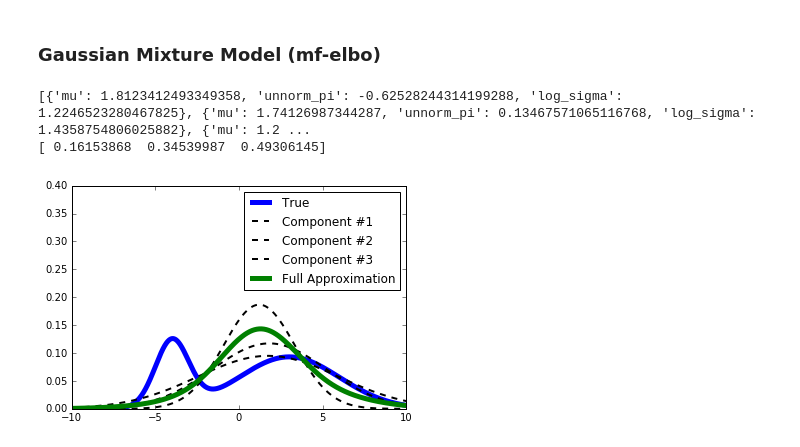
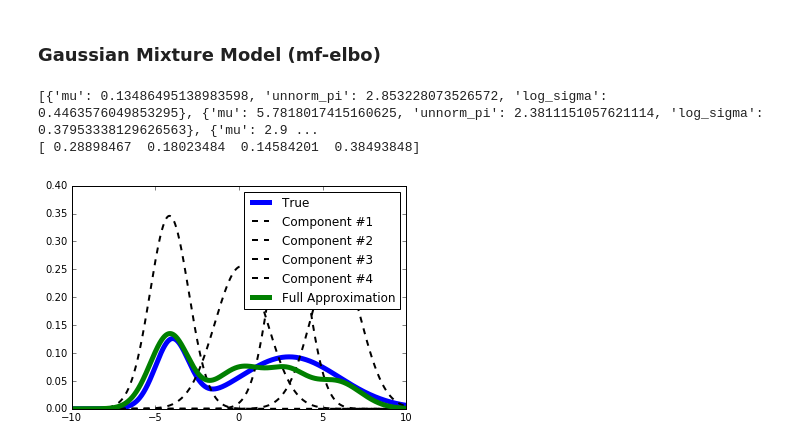
Before and after one commit to enalisnick/blog_sandbox, a Jupyter notebook: svgd/Latent_SVGD.ipynb, the cells around one changed output. Drawn from its saved outputs; the diff is of its cells as text; code cells hidden in the pictures.

```diff
--- a/svgd/Latent_SVGD.ipynb
+++ b/svgd/Latent_SVGD.ipynb
@@ -304,7 +304,7 @@ params = {
 q0 = np.random.normal
 
 ### generate samples
-n = 3
+n = 4
 psi = []
 for sampleIdx in xrange(n):
     psi.append( {'unnorm_pi': 0., 'mu':q0(), 'log_sigma':0.} )
@@ -337,7 +337,7 @@ def mfElboOp(vi_params, dLogModel, params, dEntropy, alpha=1.):
 
         for k in range(len(vi_params)):
             if k == idx: continue
-            grad_unnorm_pis[k] += (ll + ent) * (-exp_pis[idx] / Z_pi**2 * exp_pis[k])
+            grad_unnorm_pis[k] += (ll) * (-exp_pis[idx] / Z_pi**2 * exp_pis[k])
 
     # update entropy terms
 
@@ -348,9 +348,9 @@ def mfElboOp(vi_params, dLogModel, params, dEntropy, alpha=1.):
     Z = [0.] * len(vi_params)
     for k in xrange(len(vi_params)):
         for j in xrange(len(vi_params)):
-            Z[k] += exp_pis[k]/Z_pi * \
-            gaussPdf(vi_params[k]['mu'],{'mu':vi_params[j]['mu'],'sigma':np.sqrt(np.exp(2*vi_params[k]['log_sigma'])+np.exp(2*vi_params[j]['log_sigma']))}
-                    )
+            Z[k] += exp_pis[j]/Z_pi * \
+            gaussPdf(vi_params[k]['mu'], \
+                     {'mu':vi_params[j]['mu'],'sigma':np.sqrt(np.exp(2*vi_params[k]['log_sigma'])+np.exp(2*vi_params[j]['log_sigma']))})
 
     for k in range(len(vi_params)):
         for j in range(len(vi_params)):
@@ -363,20 +363,54 @@ def mfElboOp(vi_params, dLogModel, params, dEntropy, alpha=1.):
                     ) * \
                 (vi_params[j]['mu'] - vi_params[k]['mu'])/(np.exp(2*vi_params[k]['log_sigma'])+np.exp(2*vi_params[j]['log_sigma']))
 
-            temp_g_mus[k] += -exp_pis[j]/Z_pi * 1./Z[j] * exp_pis[k]/Z_pi * \
-            gaussPdf(vi_params[j]['mu'],{'mu':vi_params[k]['mu'],'sigma':np.sqrt(np.exp(2*vi_params[k]['log_sigma'])+np.exp(2*vi_params[j]['log_sigma']))}
+                temp_g_mus[k] += -exp_pis[j]/Z_pi * 1./Z[j] * exp_pis[k]/Z_pi * \
+                gaussPdf(vi_params[j]['mu'],{'mu':vi_params[k]['mu'],'sigma':np.sqrt(np.exp(2*vi_params[k]['log_sigma'])+np.exp(2*vi_params[j]['log_sigma']))}
                     ) * \
-            -(vi_params[k]['mu'] - vi_params[j]['mu'])/(np.exp(2*vi_params[k]['log_sigma'])+np.exp(2*vi_params[j]['log_sigma']))
+                -(vi_params[k]['mu'] - vi_params[j]['mu'])/(np.exp(2*vi_params[k]['log_sigma'])+np.exp(2*vi_params[j]['log_sigma']))
 
+                ### sigma update
+                temp_g_log_sigmas[k] += -exp_pis[k]/Z_pi * 1./Z[k] * exp_pis[j]/Z_pi * \
+                gaussPdf(vi_params[k]['mu'],{'mu':vi_params[j]['mu'],'sigma':np.sqrt(np.exp(2*vi_params[k]['log_sigma'])+np.exp(2*vi_params[j]['log_sigma']))}
+                    ) * 2 * np.exp(vi_params[k]['log_sigma']) * \
+                (.5*(vi_params[j]['mu'] - vi_params[k]['mu'])**2/(np.exp(2*vi_params[k]['log_sigma'])+np.exp(2*vi_params[j]['log_sigma']))**2
+                + -.5*(np.exp(2*vi_params[k]['log_sigma'])+np.exp(2*vi_params[j]['log_sigma']))**(-1)) * np.exp(vi_params[k]['log_sigma'])
+
+                temp_g_log_sigmas[k] += -exp_pis[j]/Z_pi * 1./Z[j] * exp_pis[k]/Z_pi * \
+                gaussPdf(vi_params[j]['mu'],{'mu':vi_params[k]['mu'],'sigma':np.sqrt(np.exp(2*vi_params[k]['log_sigma'])+np.exp(2*vi_params[j]['log_sigma']))}
+                  ) * 2 * np.exp(vi_params[k]['log_sigma']) * \
+                (.5*(vi_params[k]['mu'] - vi_params[j]['mu'])**2/(np.exp(2*vi_params[k]['log_sigma'])+np.exp(2*vi_params[j]['log_sigma']))**2
+                + -.5*(np.exp(2*vi_params[k]['log_sigma'])+np.exp(2*vi_params[j]['log_sigma']))**(-1)) * np.exp(vi_params[k]['log_sigma'])
+
+                ### pi update
+                temp_g_pis[k] += -exp_pis[j]/Z_pi * 1./Z[j] * \
+                gaussPdf(vi_params[j]['mu'],{'mu':vi_params[k]['mu'],'sigma':np.sqrt(np.exp(2*vi_params[k]['log_sigma'])+np.exp(2*vi_params[j]['log_sigma']))}
+                  ) * (exp_pis[k]/Z_pi - exp_pis[k]**2 / Z_pi**2)
+
+
+            if j == k:
+                temp_g_log_sigmas[k] += -exp_pis[k]/Z_pi * 1./Z[k] * exp_pis[j]/Z_pi * \
+                gaussPdf(vi_params[k]['mu'],{'mu':vi_params[k]['mu'],'sigma':np.sqrt(np.exp(2*vi_params[k]['log_sigma'])+np.exp(2*vi_params[j]['log_sigma']))}
+                  ) * 4 * np.exp(vi_params[k]['log_sigma']) * \
+                (-.5*(np.exp(2*vi_params[k]['log_sigma'])+np.exp(2*vi_params[j]['log_sigma']))**(-1)) * np.exp(vi_params[k]['log_sigma'])
+
+
+        temp_g_pis[k] += -np.log(Z[k]) * (exp_pis[k]/Z_pi - exp_pis[k]**2 / Z_pi**2)
+        temp_g_pis[k] += -exp_pis[k]/Z_pi * 1./Z[k] * \
+        gaussPdf(vi_params[k]['mu'],{'mu':vi_params[k]['mu'],'sigma':np.sqrt(np.exp(2*vi_params[k]['log_sigma'])+np.exp(2*vi_params[j]['log_sigma']))}
+                    ) * (exp_pis[k]/Z_pi - exp_pis[k]**2 / Z_pi**2)
+
+        grad_unnorm_pis[k] += temp_g_pis[k]
+        grad_mus[k] += temp_g_mus[k]
+        grad_log_sigmas[k] += temp_g_log_sigmas[k]
 
 
     return (grad_unnorm_pis, grad_mus, grad_log_sigmas)
 
 
-maxEpochs = 2000
-lr_mu = .05
-lr_sig = .05
-lr_pi = .05
+maxEpochs = 1000
+lr_mu = .1
+lr_sig = .01
+lr_pi = .01
 for epochIdx in xrange(maxEpochs):
     update = mfElboOp(psi, dLogModel, params, dEntropy_dLogSigma)
     for idx in xrange(n):
@@ -387,33 +421,33 @@ for epochIdx in xrange(maxEpochs):
 final_pis = np.array([np.exp(psi[i]['unnorm_pi']) for i in range(n)])
 final_pis /= np.sum(final_pis)
 
 print psi
 print final_pis
 
 plt.figure()
 
 # plot true distributions
 x_true = np.linspace(-10, 10, 1000)
 probs_true = [np.exp(logModel(z, params)) for z in x_true]
 plt.plot(x_true, probs_true, 'b-', linewidth=5, label="True")
 
 # plot latent
 colors = ['r','g','y','m']
 probs_approx = []
 for k in xrange(n):
     probs_approx.append([gaussPdf(z, {'mu':psi[k]['mu'], 'sigma':np.exp(psi[k]['log_sigma'])}) for z in x_true])
     plt.plot(x_true, probs_approx[-1], '--k', linewidth=2, label="Component #%d" %(k+1))
 
 full_approx = np.zeros(x_true.shape[0])
 for k in xrange(n):
     full_approx += final_pis[k] * np.array(probs_approx[k])
 plt.plot(x_true, full_approx, '-g', linewidth=5, label="Full Approximation")
 
 plt.xlim([-10,10])
 plt.ylim([0,.4])
 plt.legend()
 plt.show()
 # %% [output]
-[{'mu': 1.8123412493349358, 'unnorm_pi': -0.62528244314199288, 'log_sigma': 1.2246523280467825}, {'mu': 1.74126987344287, 'unnorm_pi': 0.13467571065116768, 'log_sigma': 1.4358754806025882}, {'mu': 1.2 ...
-[ 0.16153868  0.34539987  0.49306145]
+[{'mu': 0.13486495138983598, 'unnorm_pi': 2.853228073526572, 'log_sigma': 0.4463576049853295}, {'mu': 5.7818017415160625, 'unnorm_pi': 2.3811151057621114, 'log_sigma': 0.37953338129626563}, {'mu': 2.9 ...
+[ 0.28898467  0.18023484  0.14584201  0.38493848]
-[figure, old version]
+[figure, new version]
```
